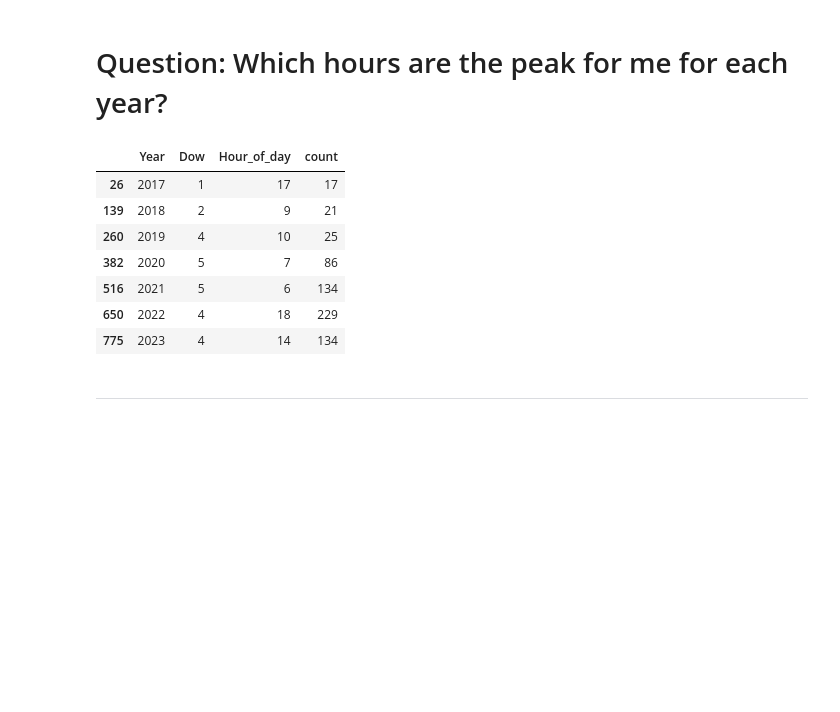
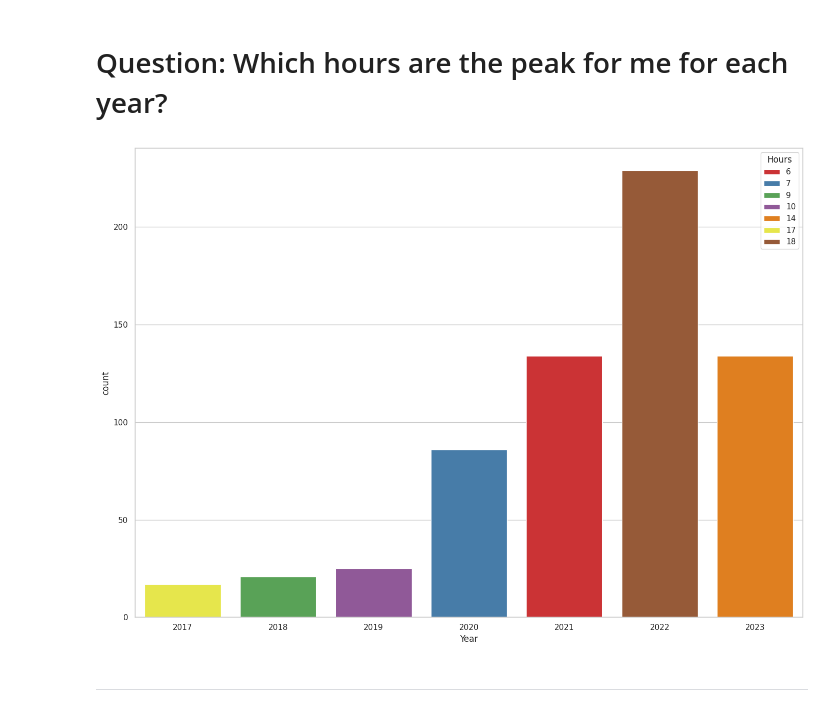
Before and after one commit to TheCardist/Kaggle_Notebooks, a Jupyter notebook: youtube-viewing-history-analysis.ipynb, the cells around one changed output. Cells and saved outputs as stored; diff of their text form; code cells hidden in the pictures; blank space fills up the shorter version.

```diff
--- a/youtube-viewing-history-analysis.ipynb
+++ b/youtube-viewing-history-analysis.ipynb
@@ -344,16 +345,14 @@ plt.show()
 # %%
 y_h_breakdown = df.groupby(['Year', 'Dow', 'Hour_of_day'])['Hour_of_day'].size().reset_index(name='count')
 peak_hour_by_year = y_h_breakdown.loc[y_h_breakdown.groupby('Year')['count'].idxmax()]
-peak_hour_by_year
+
+plt.figure(figsize=(14,10))
+
+sns.barplot(x='Year', y='count', hue='Hour_of_day', data=peak_hour_by_year, palette='Set1', dodge=False)
+plt.legend(title='Hours')
+plt.tight_layout()
 # %% [output]
-|  | Year | Dow | Hour_of_day | count |
-| 26 | 2017 | 1 | 17 | 17 |
-| 139 | 2018 | 2 | 9 | 21 |
-| 260 | 2019 | 4 | 10 | 25 |
-| 382 | 2020 | 5 | 7 | 86 |
-| 516 | 2021 | 5 | 6 | 134 |
-| 650 | 2022 | 4 | 18 | 229 |
-| 775 | 2023 | 4 | 14 | 134 |
+[figure, added]
 # %% [markdown]
 ---
 # %% [markdown]
```
Also changed, not shown: parts of 6 cells of this notebook.
